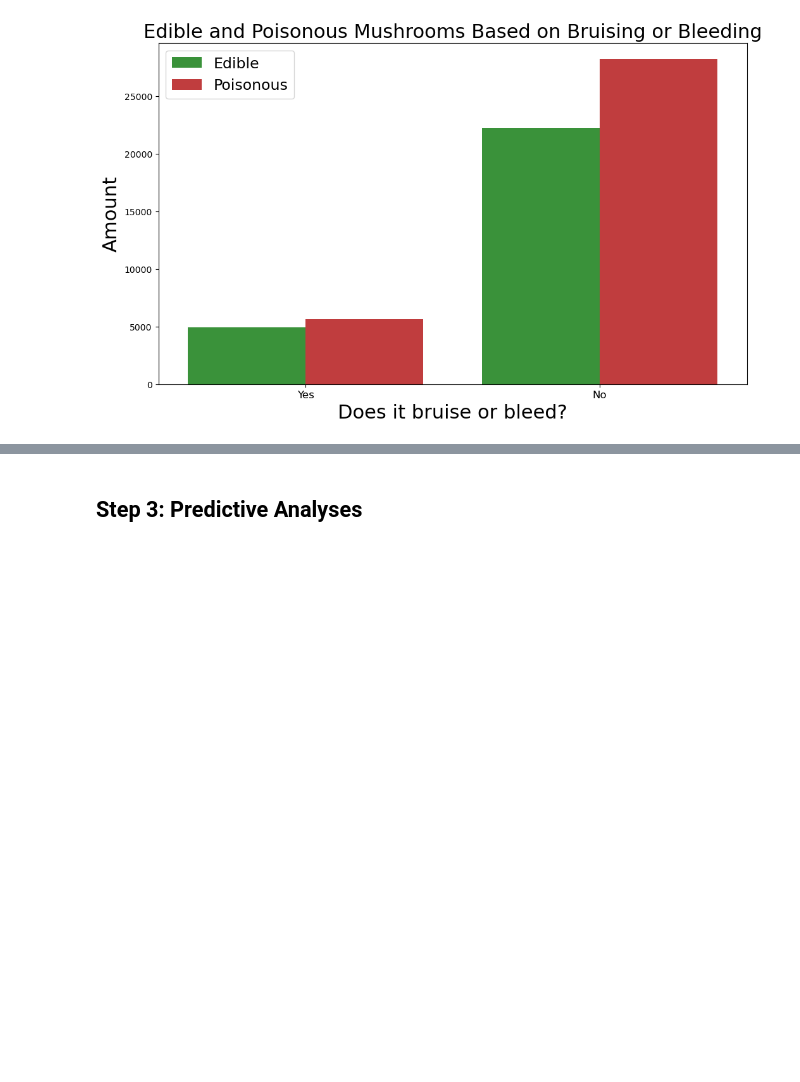
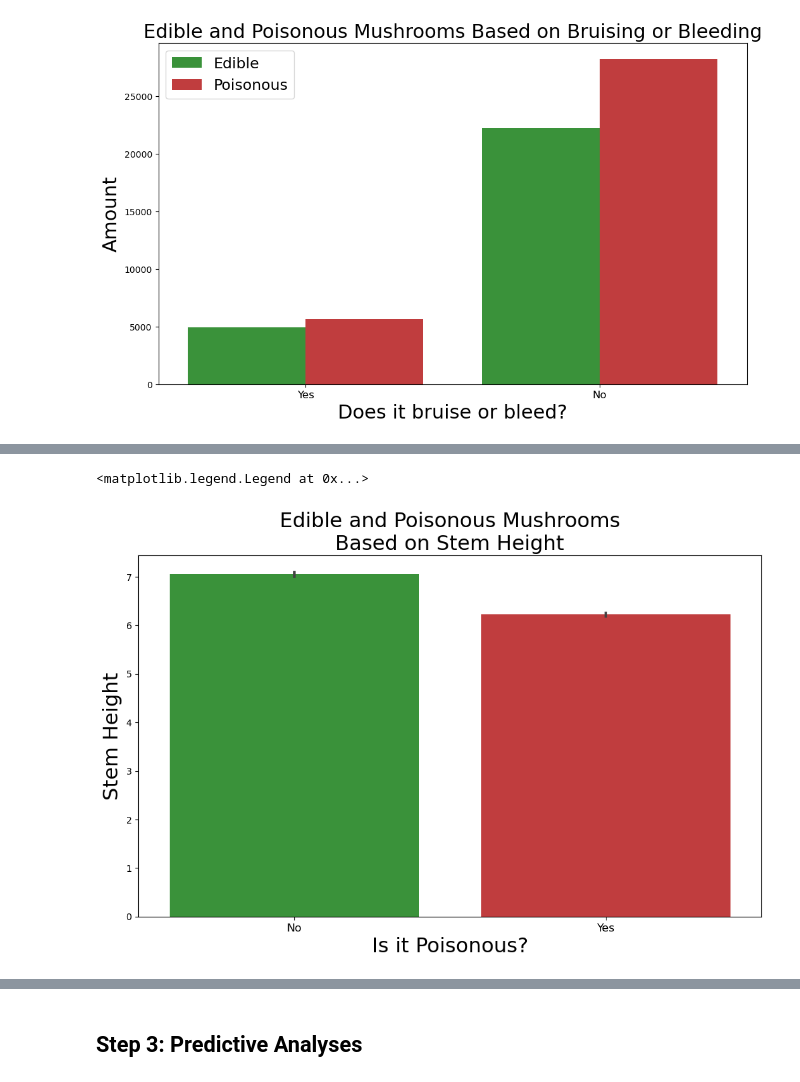
Before and after one commit to tmbiro/Project-4, a Jupyter notebook: Mushroom_Classification_tif.ipynb, the cells around one changed output, grey strips where cells are left out. Saved outputs shown, nothing was run; the diff lists cells and outputs as text; code cells hidden in the pictures; blank space fills up the shorter version.

```diff
--- a/Mushroom_Classification_tif.ipynb
+++ b/Mushroom_Classification_tif.ipynb
@@ -216,0 +254,37 @@ ax.legend([],[], frameon=False)
+# %%
+# Check how cap diameter influences whether the mushroom is poisonous or not
+fig, ax = plt.subplots(figsize=(12,7))
+
+# Plot data
+sns.barplot(data=clean,
+            x="class",
+            y="stem-height",
+            hue="class",
+            palette={
+                "e":palette[2],
+                "p":palette[3]
+                },
+            dodge=False,
+            estimator=np.mean
+            )
+
+# Set x-axis
+ax.set_xlabel("Is it Poisonous?",fontsize=22)
+
+# Set y-axis
+ax.set_ylabel('Stem Height',fontsize=22)
+
+# Add title
+ax.set_title('Edible and Poisonous Mushrooms\nBased on Stem Height',fontsize=22)
+
+# Set x-labels
+ax.set_xticklabels(
+    ('No',
+     'Yes'
+     ),fontsize = 12)
+
+# Remove legend
+ax.legend([],[], frameon=False)
+# %% [output]
+<matplotlib.legend.Legend at 0x...>
+[figure, added]
```
Also changed, not shown: parts of 4 cells of this notebook.
